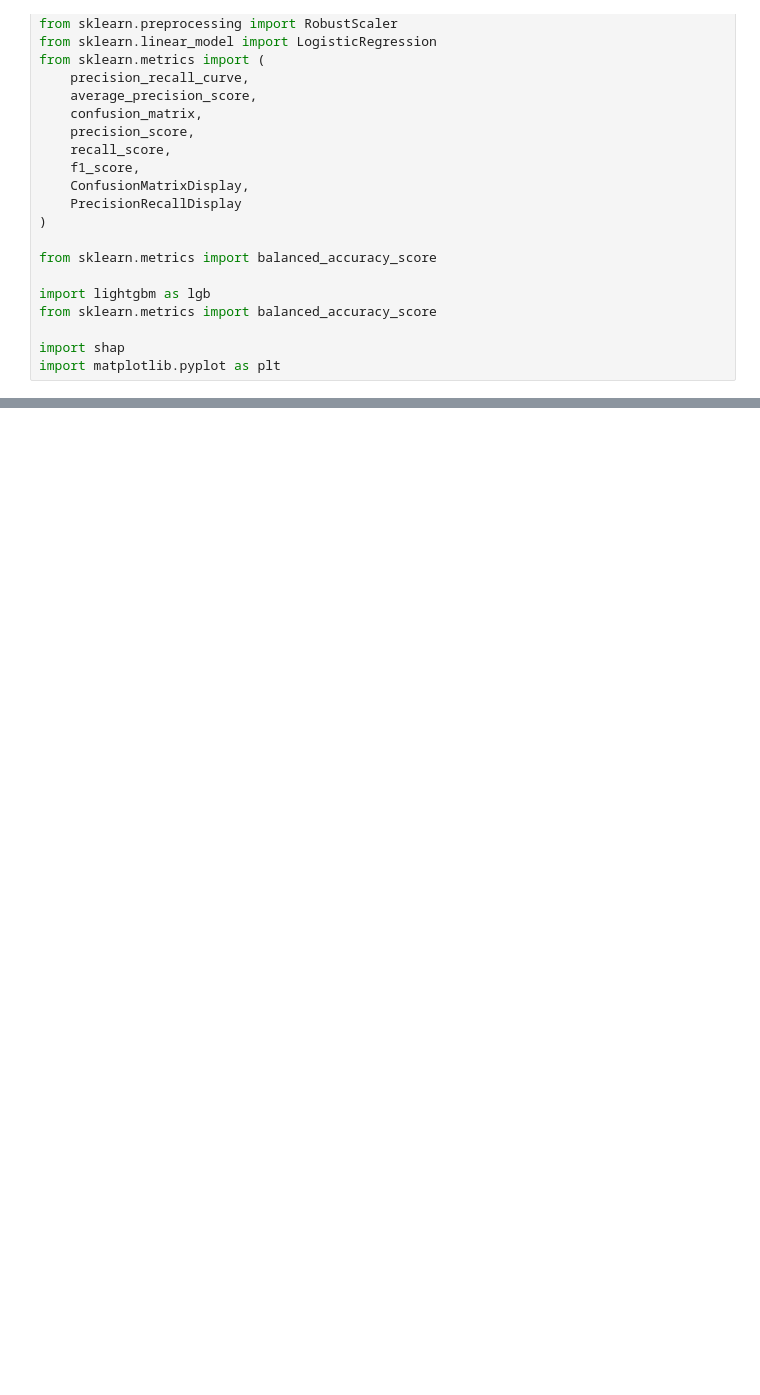
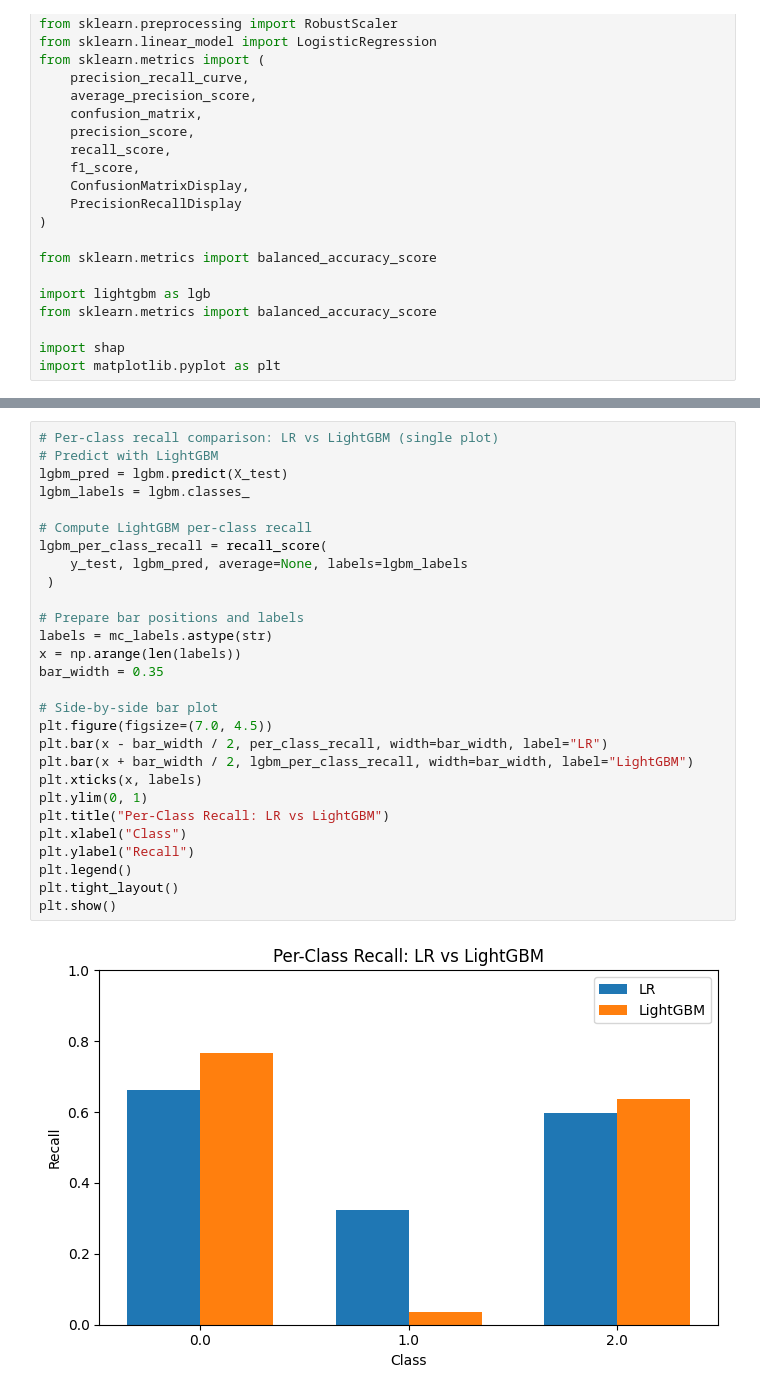
Before and after one commit to Benn800/Diabetes_Classifier, a Jupyter notebook: notebooks/03_classification.ipynb, the cells around one changed output, grey strips where cells are left out. Drawn from its saved outputs; the diff is of its cells as text; blank space fills up the shorter version.

```diff
--- a/notebooks/03_classification.ipynb
+++ b/notebooks/03_classification.ipynb
@@ -392,0 +444,30 @@ for feature in selected_features:
+# %%
+# Per-class recall comparison: LR vs LightGBM (single plot)
+# Predict with LightGBM
+lgbm_pred = lgbm.predict(X_test)
+lgbm_labels = lgbm.classes_
+
+# Compute LightGBM per-class recall
+lgbm_per_class_recall = recall_score(
+    y_test, lgbm_pred, average=None, labels=lgbm_labels
+ )
+
+# Prepare bar positions and labels
+labels = mc_labels.astype(str)
+x = np.arange(len(labels))
+bar_width = 0.35
+
+# Side-by-side bar plot
+plt.figure(figsize=(7.0, 4.5))
+plt.bar(x - bar_width / 2, per_class_recall, width=bar_width, label="LR")
+plt.bar(x + bar_width / 2, lgbm_per_class_recall, width=bar_width, label="LightGBM")
+plt.xticks(x, labels)
+plt.ylim(0, 1)
+plt.title("Per-Class Recall: LR vs LightGBM")
+plt.xlabel("Class")
+plt.ylabel("Recall")
+plt.legend()
+plt.tight_layout()
+plt.show()
+# %% [output]
+[figure, added]
```
Also changed, not shown: parts of 9 cells of this notebook, 1 other file.
